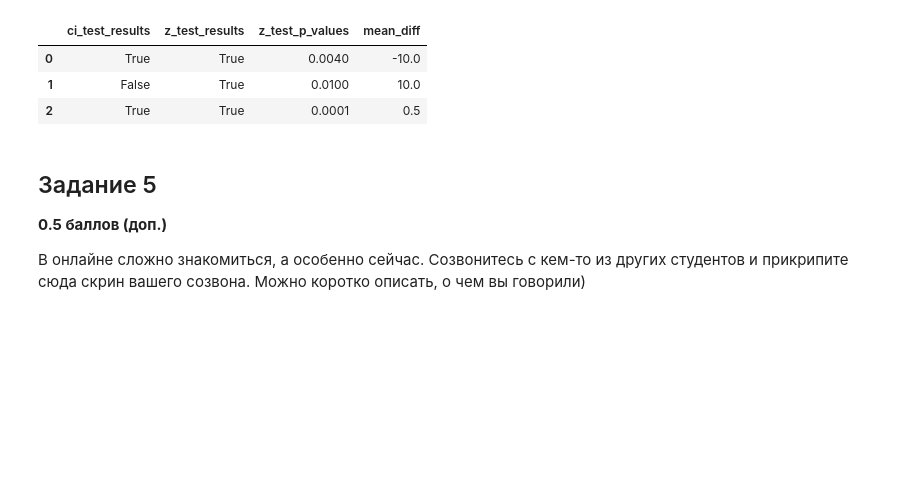
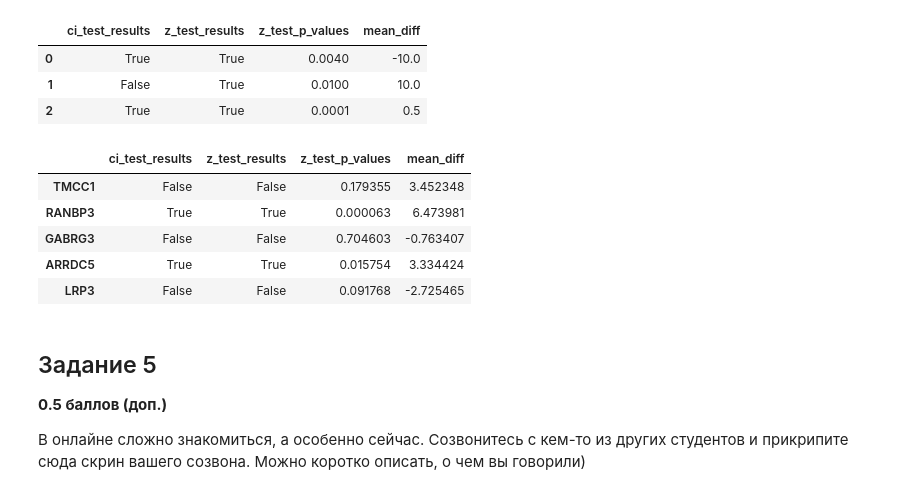
Before and after one commit to mskutel/BI_Statistics_2022, a Jupyter notebook: lecture_5_hypothesis_testing_homework/homework_lecture_5.ipynb, the cells around one changed output. Cells and saved outputs as stored; diff of their text form; code cells hidden in the pictures; blank space fills up the shorter version.

```diff
--- a/lecture_5_hypothesis_testing_homework/homework_lecture_5.ipynb
+++ b/lecture_5_hypothesis_testing_homework/homework_lecture_5.ipynb
@@ -276,6 +276,16 @@ def dge(first_cell_type_expressions_path, second_cell_type_expressions_path, sav
   results.to_csv(f'{save_results_table}')
 # %%
 dge('nk_cells_input.csv', 'b_cells_input.csv', 'output_dge.csv')
+# %%
+dge = pd.read_csv('output_dge.csv', index_col=0)
+dge.head()
+# %% [output]
+|  | ci_test_results | z_test_results | z_test_p_values | mean_diff |
+| TMCC1 | False | False | 0.179355 | 3.452348 |
+| RANBP3 | True | True | 0.000063 | 6.473981 |
+| GABRG3 | False | False | 0.704603 | -0.763407 |
+| ARRDC5 | True | True | 0.015754 | 3.334424 |
+| LRP3 | False | False | 0.091768 | -2.725465 |
 # %% [markdown]
 ## Задание 5
 
```
